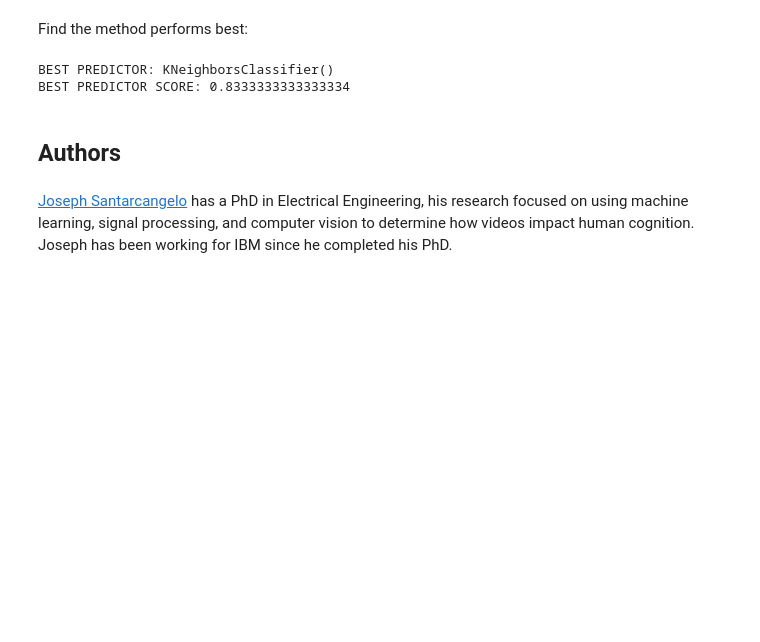
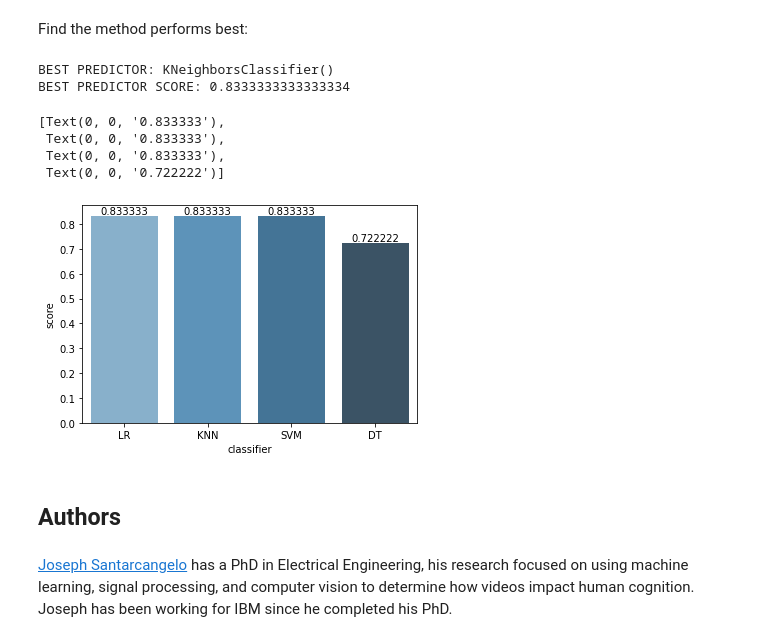
Before and after one commit to jvguinelli/ibm_online_course, a Jupyter notebook: Machine Learning Prediction lab.ipynb, the cells around one changed output. Saved outputs shown, nothing was run; the diff lists cells and outputs as text; code cells hidden in the pictures; blank space fills up the shorter version.

```diff
--- a/Machine Learning Prediction lab.ipynb
+++ b/Machine Learning Prediction lab.ipynb
@@ -302,6 +302,22 @@ print(f'BEST PREDICTOR SCORE: {best_result}')
 # %% [output]
 BEST PREDICTOR: KNeighborsClassifier()
 BEST PREDICTOR SCORE: 0.8333333333333334
+# %%
+df = pd.DataFrame({'classifier':['LR', 'KNN', 'SVM', 'DT'],
+              'score':[logreg_cv.score(X_test, Y_test),
+                        knn_cv.score(X_test, Y_test),
+                        svm_cv.score(X_test, Y_test),
+                        tree_cv.score(X_test, Y_test)]
+             })
+# %%
+ax = sns.barplot(x='classifier', y='score', data=df, palette="Blues_d")
+ax.bar_label(ax.containers[0])
+# %% [output]
+[Text(0, 0, '0.833333'),
+ Text(0, 0, '0.833333'),
+ Text(0, 0, '0.833333'),
+ Text(0, 0, '0.722222')]
+[figure, added]
 # %% [markdown]
 ## Authors
 # %% [markdown]
```
